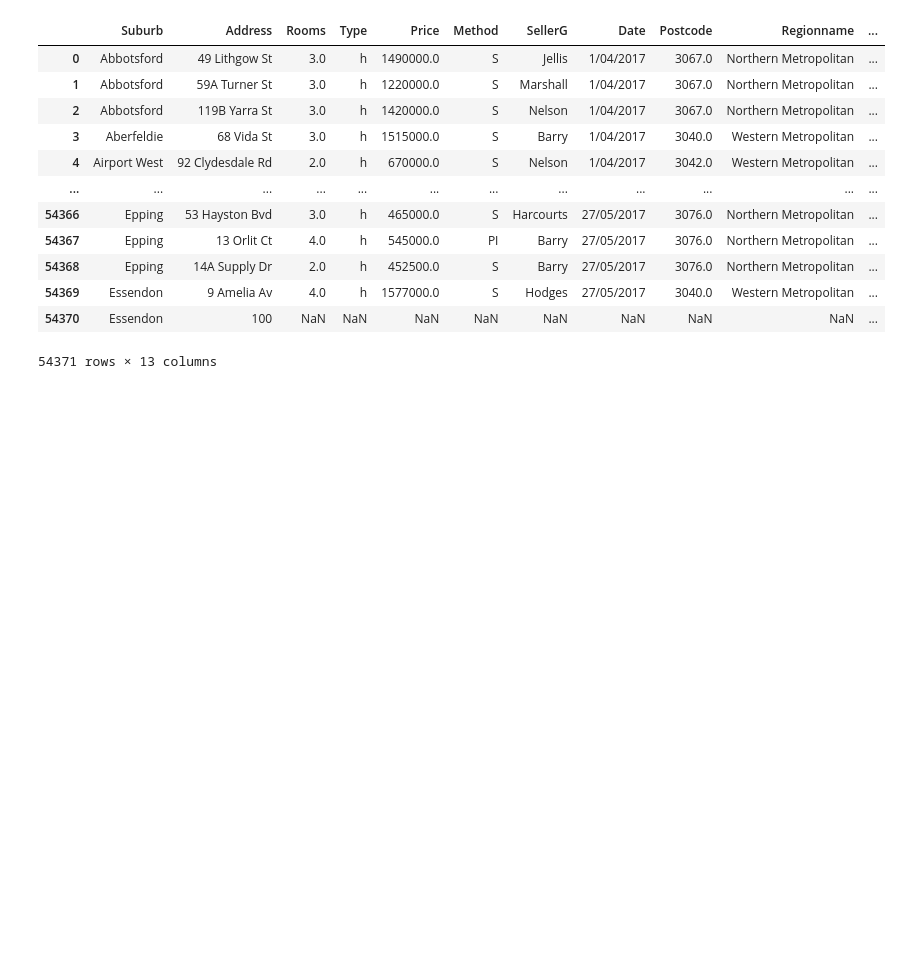
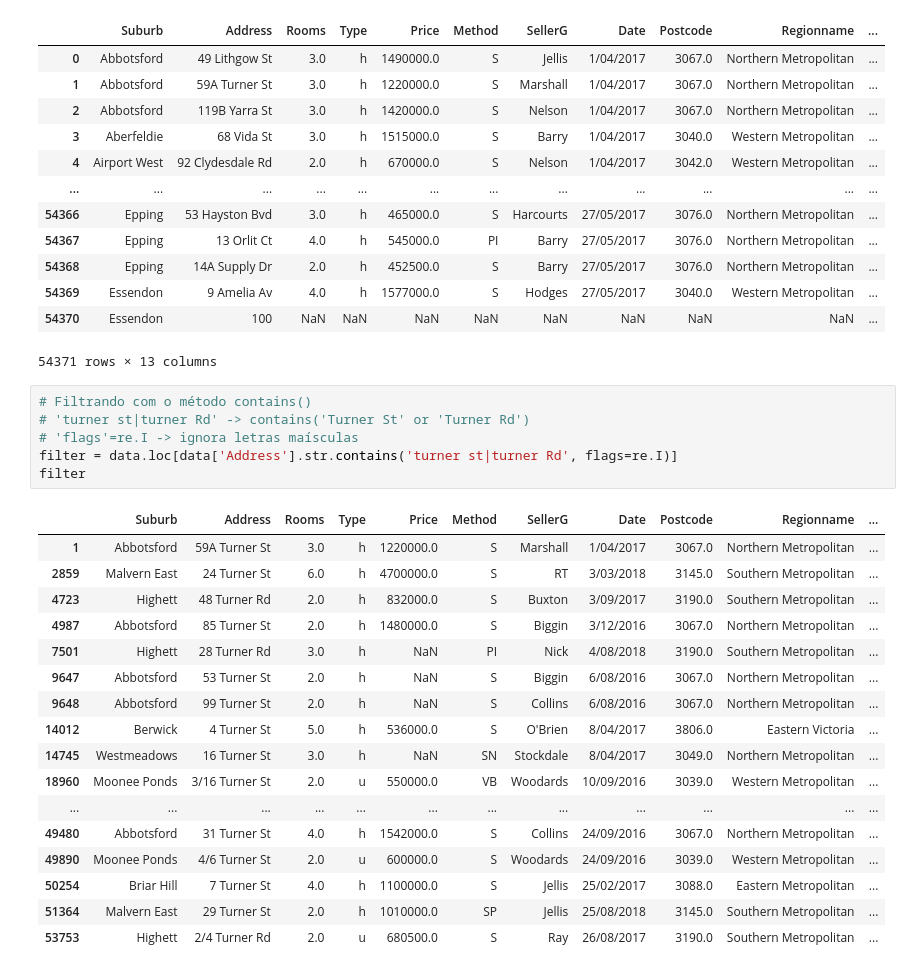
Before and after one commit to Kaio1394/Curso-ciencia-de-dados, a Jupyter notebook: Melbourne.ipynb, the cells around one changed output. Saved outputs shown, nothing was run; the diff lists cells and outputs as text; blank space fills up the shorter version.

```diff
--- a/Melbourne.ipynb
+++ b/Melbourne.ipynb
@@ -120,3 +123,27 @@ filter
 | 54369 | Essendon | 9 Amelia Av | 4.0 | h | 1577000.0 | S | Hodges | 27/05/2017 | 3040.0 | Western Metropolitan | ... |
 | 54370 | Essendon | 100 | NaN | NaN | NaN | NaN | NaN | NaN | NaN | NaN | ... |
 54371 rows × 13 columns
+# %%
+# Filtrando com o método contains()
+# 'turner st|turner Rd' -> contains('Turner St' or 'Turner Rd')
+# 'flags'=re.I -> ignora letras maísculas
+filter = data.loc[data['Address'].str.contains('turner st|turner Rd', flags=re.I)]
+filter
+# %% [output]
+|  | Suburb | Address | Rooms | Type | Price | Method | SellerG | Date | Postcode | Regionname | ... |
+| 1 | Abbotsford | 59A Turner St | 3.0 | h | 1220000.0 | S | Marshall | 1/04/2017 | 3067.0 | Northern Metropolitan | ... |
+| 2859 | Malvern East | 24 Turner St | 6.0 | h | 4700000.0 | S | RT | 3/03/2018 | 3145.0 | Southern Metropolitan | ... |
+| 4723 | Highett | 48 Turner Rd | 2.0 | h | 832000.0 | S | Buxton | 3/09/2017 | 3190.0 | Southern Metropolitan | ... |
+| 4987 | Abbotsford | 85 Turner St | 2.0 | h | 1480000.0 | S | Biggin | 3/12/2016 | 3067.0 | Northern Metropolitan | ... |
+| 7501 | Highett | 28 Turner Rd | 3.0 | h | NaN | PI | Nick | 4/08/2018 | 3190.0 | Southern Metropolitan | ... |
+| 9647 | Abbotsford | 53 Turner St | 2.0 | h | NaN | S | Biggin | 6/08/2016 | 3067.0 | Northern Metropolitan | ... |
+| 9648 | Abbotsford | 99 Turner St | 2.0 | h | NaN | S | Collins | 6/08/2016 | 3067.0 | Northern Metropolitan | ... |
+| 14012 | Berwick | 4 Turner St | 5.0 | h | 536000.0 | S | O'Brien | 8/04/2017 | 3806.0 | Eastern Victoria | ... |
+| 14745 | Westmeadows | 16 Turner St | 3.0 | h | NaN | SN | Stockdale | 8/04/2017 | 3049.0 | Northern Metropolitan | ... |
+| 18960 | Moonee Ponds | 3/16 Turner St | 2.0 | u | 550000.0 | VB | Woodards | 10/09/2016 | 3039.0 | Western Metropolitan | ... |
+| ... | ... | ... | ... | ... | ... | ... | ... | ... | ... | ... | ... |
+| 49480 | Abbotsford | 31 Turner St | 4.0 | h | 1542000.0 | S | Collins | 24/09/2016 | 3067.0 | Northern Metropolitan | ... |
+| 49890 | Moonee Ponds | 4/6 Turner St | 2.0 | u | 600000.0 | S | Woodards | 24/09/2016 | 3039.0 | Western Metropolitan | ... |
+| 50254 | Briar Hill | 7 Turner St | 4.0 | h | 1100000.0 | S | Jellis | 25/02/2017 | 3088.0 | Eastern Metropolitan | ... |
+| 51364 | Malvern East | 29 Turner St | 2.0 | h | 1010000.0 | SP | Jellis | 25/08/2018 | 3145.0 | Southern Metropolitan | ... |
+| 53753 | Highett | 2/4 Turner Rd | 2.0 | u | 680500.0 | S | Ray | 26/08/2017 | 3190.0 | Southern Metropolitan | ... |
```
Also changed, not shown: parts of 4 cells of this notebook.
